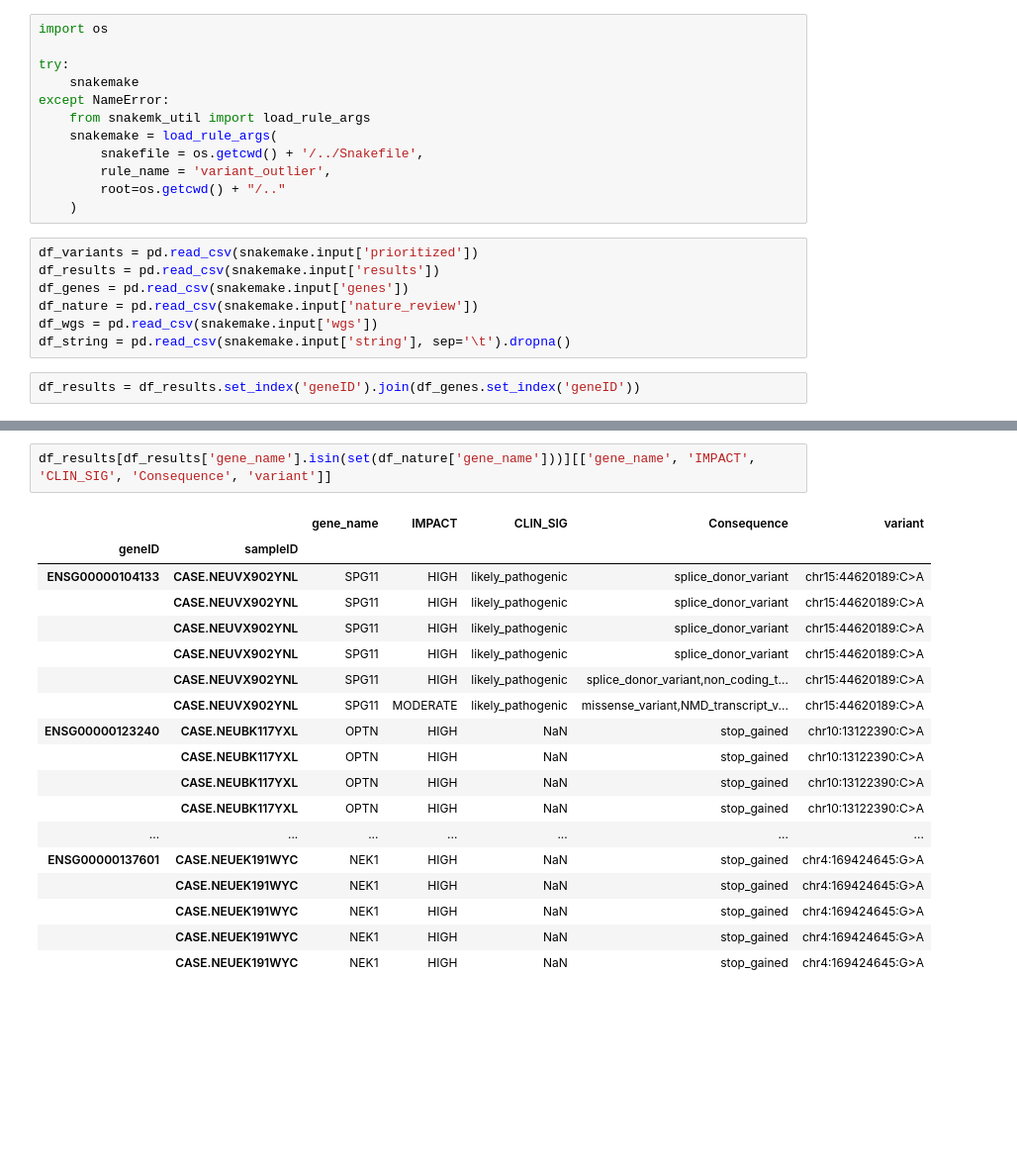
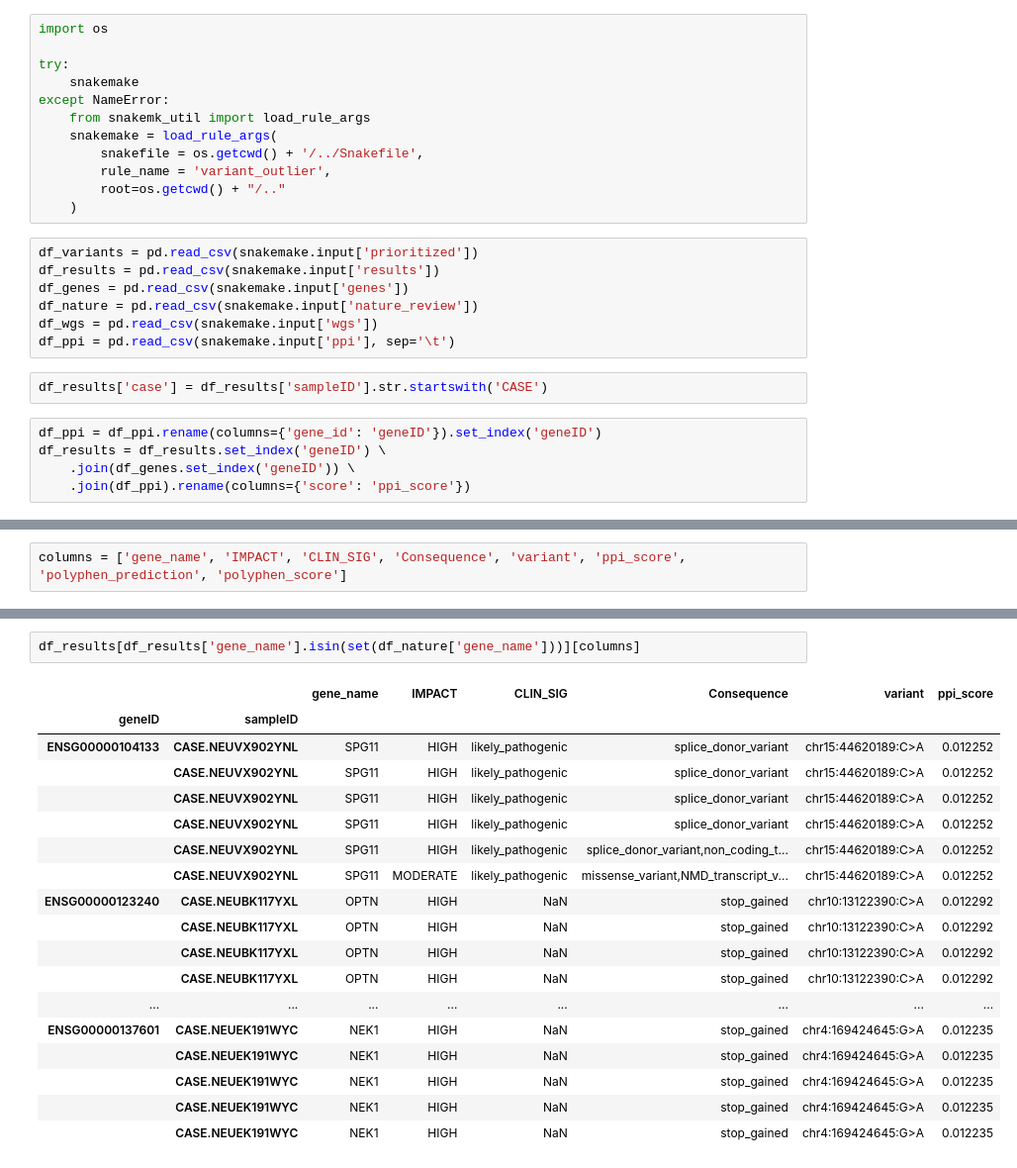
Before and after one commit to gagneurlab/ALS-kaggle, a Jupyter notebook: workflow/notebooks/outlier_prioritized_variants.ipynb, the cells around one changed output, grey strips where cells are left out. Shown at 99% size. Saved outputs shown, nothing was run; the diff lists cells and outputs as text; blank space fills up the shorter version.

Commit message:
outliers with variant and ppi

```diff
--- a/workflow/notebooks/outlier_prioritized_variants.ipynb
+++ b/workflow/notebooks/outlier_prioritized_variants.ipynb
@@ -22,9 +22,14 @@ df_results = pd.read_csv(snakemake.input['results'])
 df_genes = pd.read_csv(snakemake.input['genes'])
 df_nature = pd.read_csv(snakemake.input['nature_review'])
 df_wgs = pd.read_csv(snakemake.input['wgs'])
-df_string = pd.read_csv(snakemake.input['string'], sep='\t').dropna()
+df_ppi = pd.read_csv(snakemake.input['ppi'], sep='\t')
+# %%
+df_results['case'] = df_results['sampleID'].str.startswith('CASE')
 # %%
-df_results = df_results.set_index('geneID').join(df_genes.set_index('geneID'))
+df_ppi = df_ppi.rename(columns={'gene_id': 'geneID'}).set_index('geneID')
+df_results = df_results.set_index('geneID') \
+    .join(df_genes.set_index('geneID')) \
+    .join(df_ppi).rename(columns={'score': 'ppi_score'})
 # %%
 df_variants = df_variants.rename(columns={'Gene': 'geneID', 'samples': 'sampleID'})
 df_variants['sampleID'] = df_variants['sampleID'].str.replace('-', '.')
@@ -36,3 +57,5 @@ df_results = df_results.join(df_variants, how='inner')
+# %%
+columns = ['gene_name', 'IMPACT', 'CLIN_SIG', 'Consequence', 'variant', 'ppi_score', 'polyphen_prediction', 'polyphen_score']
 # %%
 len(set(df_results.reset_index()['geneID']))
 # %% [output]
@@ -52,22 +79,22 @@ consequence.plot.barh()
 # %%
-df_results[df_results['gene_name'].isin(set(df_nature['gene_name']))][['gene_name', 'IMPACT', 'CLIN_SIG', 'Consequence', 'variant']]
+df_results[df_results['gene_name'].isin(set(df_nature['gene_name']))][columns]
 # %% [output]
-|  |  | gene_name | IMPACT | CLIN_SIG | Consequence | variant |
-| geneID | sampleID |  |  |  |  |  |
-| ENSG00000104133 | CASE.NEUVX902YNL | SPG11 | HIGH | likely_pathogenic | splice_donor_variant | chr15:44620189:C>A |
-|  | CASE.NEUVX902YNL | SPG11 | HIGH | likely_pathogenic | splice_donor_variant | chr15:44620189:C>A |
-|  | CASE.NEUVX902YNL | SPG11 | HIGH | likely_pathogenic | splice_donor_variant | chr15:44620189:C>A |
-|  | CASE.NEUVX902YNL | SPG11 | HIGH | likely_pathogenic | splice_donor_variant | chr15:44620189:C>A |
-|  | CASE.NEUVX902YNL | SPG11 | HIGH | likely_pathogenic | splice_donor_variant,non_coding_t... | chr15:44620189:C>A |
-|  | CASE.NEUVX902YNL | SPG11 | MODERATE | likely_pathogenic | missense_variant,NMD_transcript_v... | chr15:44620189:C>A |
-| ENSG00000123240 | CASE.NEUBK117YXL | OPTN | HIGH | NaN | stop_gained | chr10:13122390:C>A |
-|  | CASE.NEUBK117YXL | OPTN | HIGH | NaN | stop_gained | chr10:13122390:C>A |
-|  | CASE.NEUBK117YXL | OPTN | HIGH | NaN | stop_gained | chr10:13122390:C>A |
-|  | CASE.NEUBK117YXL | OPTN | HIGH | NaN | stop_gained | chr10:13122390:C>A |
-| ... | ... | ... | ... | ... | ... | ... |
-| ENSG00000137601 | CASE.NEUEK191WYC | NEK1 | HIGH | NaN | stop_gained | chr4:169424645:G>A |
-|  | CASE.NEUEK191WYC | NEK1 | HIGH | NaN | stop_gained | chr4:169424645:G>A |
-|  | CASE.NEUEK191WYC | NEK1 | HIGH | NaN | stop_gained | chr4:169424645:G>A |
-|  | CASE.NEUEK191WYC | NEK1 | HIGH | NaN | stop_gained | chr4:169424645:G>A |
-|  | CASE.NEUEK191WYC | NEK1 | HIGH | NaN | stop_gained | chr4:169424645:G>A |
+|  |  | gene_name | IMPACT | CLIN_SIG | Consequence | variant | ppi_score |
+| geneID | sampleID |  |  |  |  |  |  |
+| ENSG00000104133 | CASE.NEUVX902YNL | SPG11 | HIGH | likely_pathogenic | splice_donor_variant | chr15:44620189:C>A | 0.012252 |
+|  | CASE.NEUVX902YNL | SPG11 | HIGH | likely_pathogenic | splice_donor_variant | chr15:44620189:C>A | 0.012252 |
+|  | CASE.NEUVX902YNL | SPG11 | HIGH | likely_pathogenic | splice_donor_variant | chr15:44620189:C>A | 0.012252 |
+|  | CASE.NEUVX902YNL | SPG11 | HIGH | likely_pathogenic | splice_donor_variant | chr15:44620189:C>A | 0.012252 |
+|  | CASE.NEUVX902YNL | SPG11 | HIGH | likely_pathogenic | splice_donor_variant,non_coding_t... | chr15:44620189:C>A | 0.012252 |
+|  | CASE.NEUVX902YNL | SPG11 | MODERATE | likely_pathogenic | missense_variant,NMD_transcript_v... | chr15:44620189:C>A | 0.012252 |
+| ENSG00000123240 | CASE.NEUBK117YXL | OPTN | HIGH | NaN | stop_gained | chr10:13122390:C>A | 0.012292 |
+|  | CASE.NEUBK117YXL | OPTN | HIGH | NaN | stop_gained | chr10:13122390:C>A | 0.012292 |
+|  | CASE.NEUBK117YXL | OPTN | HIGH | NaN | stop_gained | chr10:13122390:C>A | 0.012292 |
+|  | CASE.NEUBK117YXL | OPTN | HIGH | NaN | stop_gained | chr10:13122390:C>A | 0.012292 |
+| ... | ... | ... | ... | ... | ... | ... | ... |
+| ENSG00000137601 | CASE.NEUEK191WYC | NEK1 | HIGH | NaN | stop_gained | chr4:169424645:G>A | 0.012235 |
+|  | CASE.NEUEK191WYC | NEK1 | HIGH | NaN | stop_gained | chr4:169424645:G>A | 0.012235 |
+|  | CASE.NEUEK191WYC | NEK1 | HIGH | NaN | stop_gained | chr4:169424645:G>A | 0.012235 |
+|  | CASE.NEUEK191WYC | NEK1 | HIGH | NaN | stop_gained | chr4:169424645:G>A | 0.012235 |
+|  | CASE.NEUEK191WYC | NEK1 | HIGH | NaN | stop_gained | chr4:169424645:G>A | 0.012235 |
 # %%
```
Also changed, not shown: parts of 36 cells of this notebook, 2 other files.
